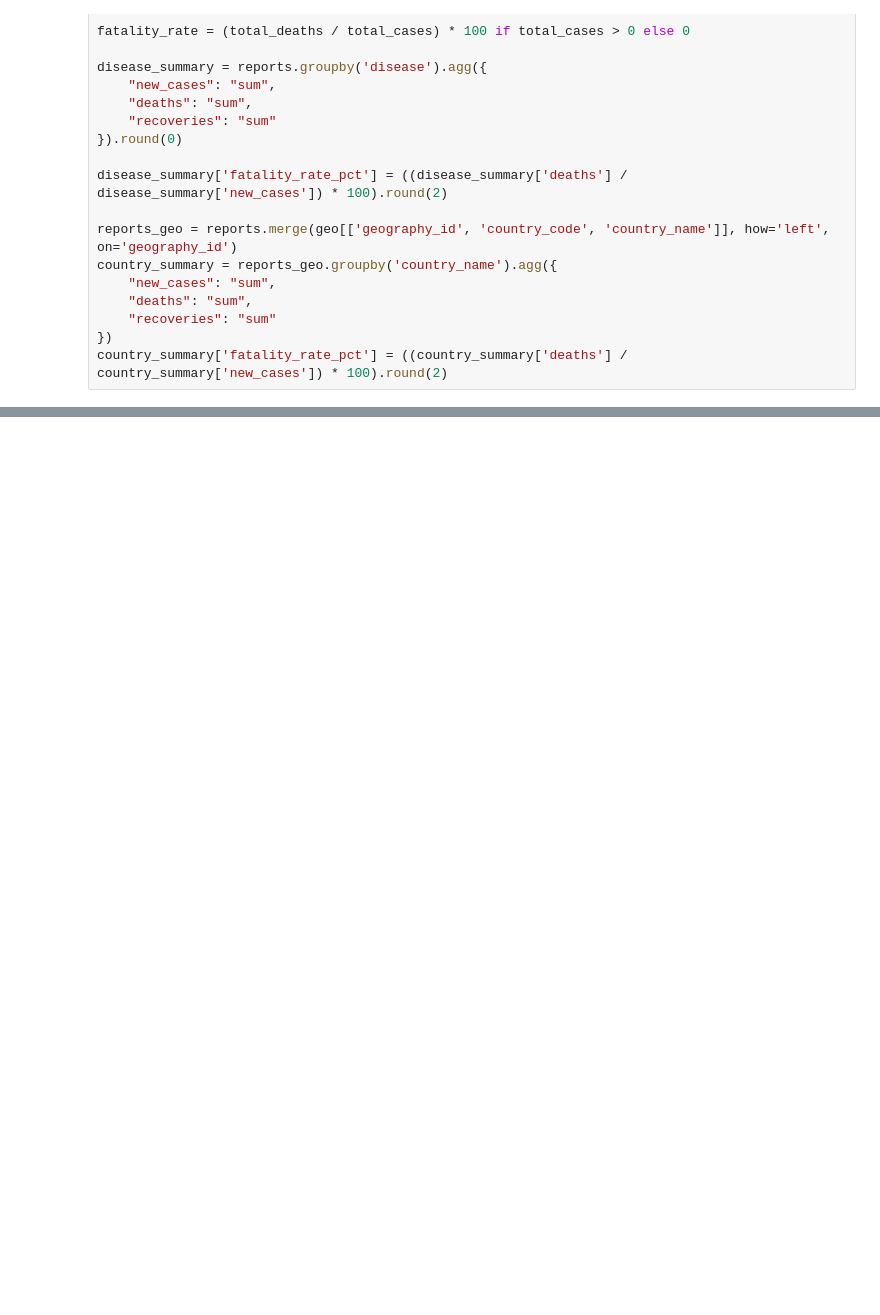
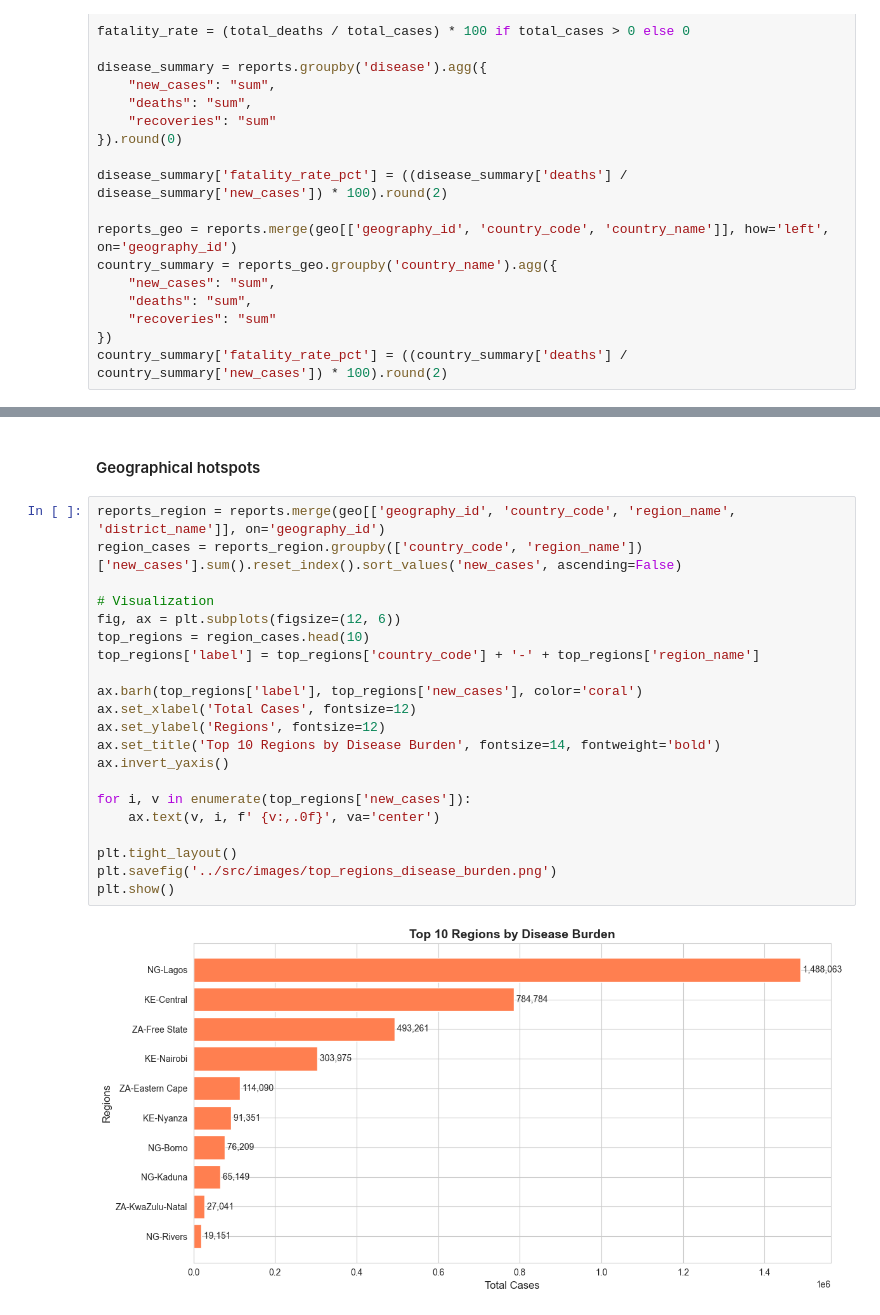
Before and after one commit to Don-Alvin/afrihealth-disease-surveillance, a Jupyter notebook: notebooks/01_exploratory_data_analysis.ipynb, the cells around one changed output, grey strips where cells are left out. Saved outputs shown, nothing was run; the diff lists cells and outputs as text; blank space fills up the shorter version.

```diff
--- a/notebooks/01_exploratory_data_analysis.ipynb
+++ b/notebooks/01_exploratory_data_analysis.ipynb
@@ -89,0 +184,25 @@ country_summary['fatality_rate_pct'] = ((country_summary['deaths'] / country_sum
+# %% [markdown]
+#### Geographical hotspots
+# %%
+reports_region = reports.merge(geo[['geography_id', 'country_code', 'region_name', 'district_name']], on='geography_id')
+region_cases = reports_region.groupby(['country_code', 'region_name'])['new_cases'].sum().reset_index().sort_values('new_cases', ascending=False)
+
+# Visualization
+fig, ax = plt.subplots(figsize=(12, 6))
+top_regions = region_cases.head(10)
+top_regions['label'] = top_regions['country_code'] + '-' + top_regions['region_name']
+
+ax.barh(top_regions['label'], top_regions['new_cases'], color='coral')
+ax.set_xlabel('Total Cases', fontsize=12)
+ax.set_ylabel('Regions', fontsize=12)
+ax.set_title('Top 10 Regions by Disease Burden', fontsize=14, fontweight='bold')
+ax.invert_yaxis()
+
+for i, v in enumerate(top_regions['new_cases']):
+    ax.text(v, i, f' {v:,.0f}', va='center')
+
+plt.tight_layout()
+plt.savefig('../src/images/top_regions_disease_burden.png')
+plt.show()
+# %% [output]
+[figure, added]
```
Also changed, not shown: parts of 7 cells of this notebook, 7 other files.
